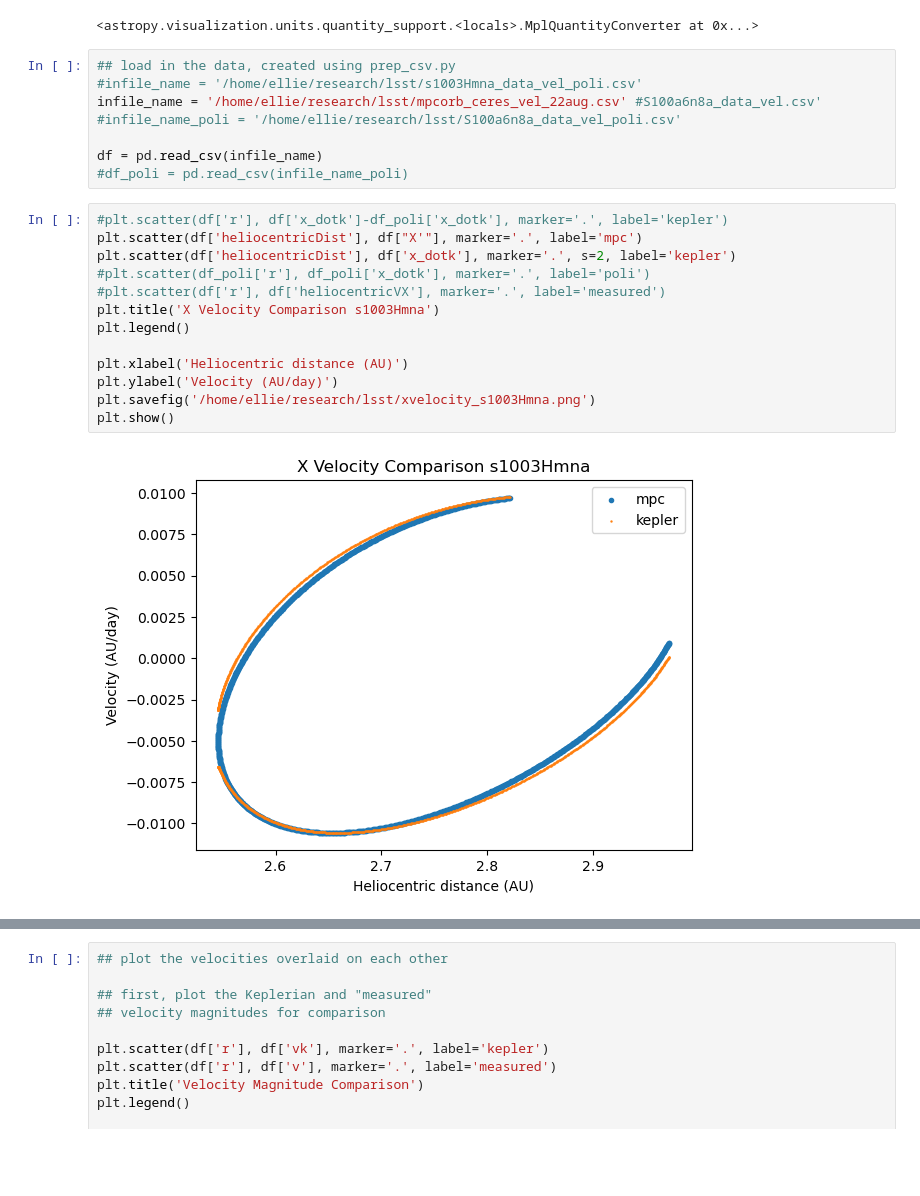
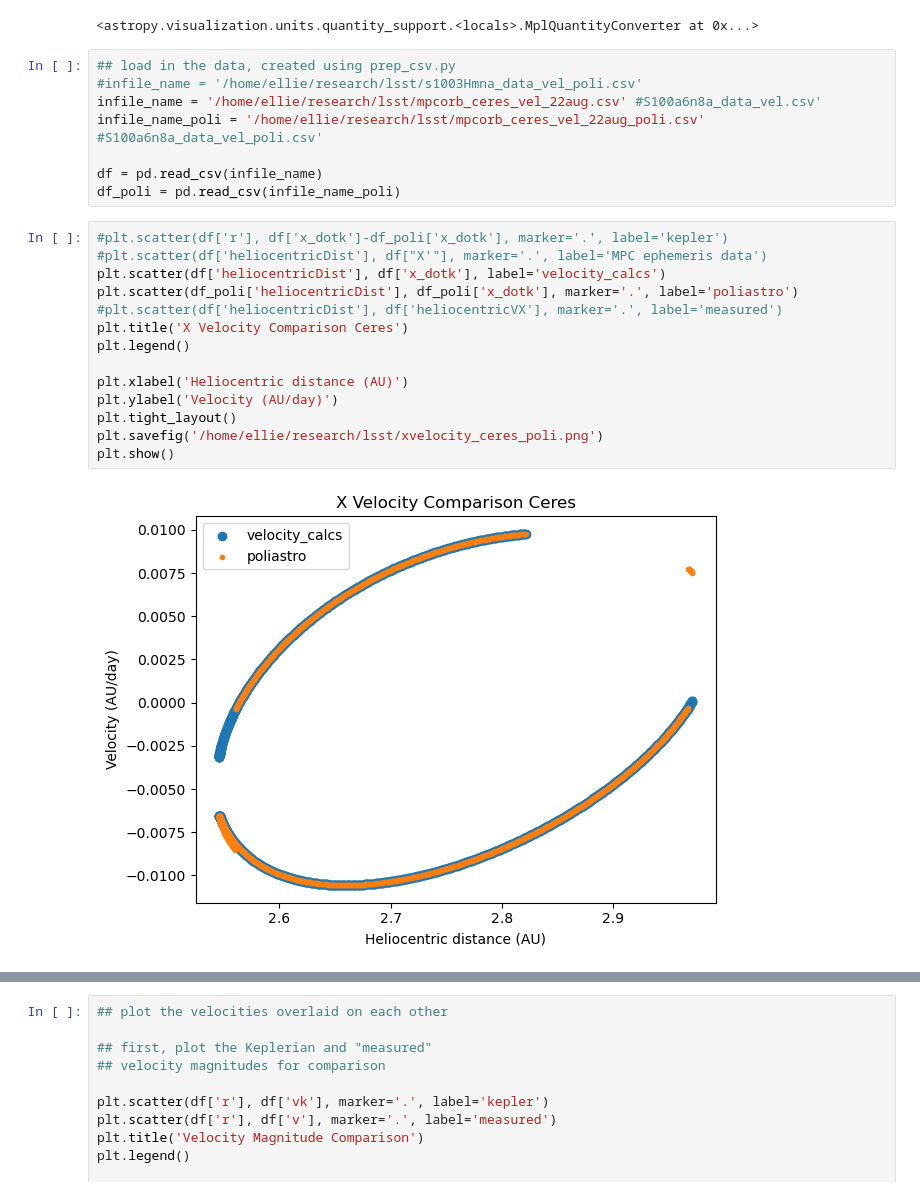
Before and after one commit to ewhite42/lsst_seti, a Jupyter notebook: sycorax_search/verify_velocity.ipynb, the cells around one changed output, grey strips where cells are left out. Cells and saved outputs as stored; diff of their text form; blank space fills up the shorter version.

```diff
--- a/sycorax_search/verify_velocity.ipynb
+++ b/sycorax_search/verify_velocity.ipynb
@@ -11,23 +11,24 @@ quantity_support()
 ## load in the data, created using prep_csv.py
 #infile_name = '/home/ellie/research/lsst/s1003Hmna_data_vel_poli.csv'
 infile_name = '/home/ellie/research/lsst/mpcorb_ceres_vel_22aug.csv' #S100a6n8a_data_vel.csv'
-#infile_name_poli = '/home/ellie/research/lsst/S100a6n8a_data_vel_poli.csv'
+infile_name_poli = '/home/ellie/research/lsst/mpcorb_ceres_vel_22aug_poli.csv' #S100a6n8a_data_vel_poli.csv'
 
 df = pd.read_csv(infile_name)
-#df_poli = pd.read_csv(infile_name_poli)
+df_poli = pd.read_csv(infile_name_poli)
 # %%
 #plt.scatter(df['r'], df['x_dotk']-df_poli['x_dotk'], marker='.', label='kepler')
-plt.scatter(df['heliocentricDist'], df["X'"], marker='.', label='mpc')
-plt.scatter(df['heliocentricDist'], df['x_dotk'], marker='.', s=2, label='kepler')
-#plt.scatter(df_poli['r'], df_poli['x_dotk'], marker='.', label='poli')
-#plt.scatter(df['r'], df['heliocentricVX'], marker='.', label='measured')
-plt.title('X Velocity Comparison s1003Hmna')
+#plt.scatter(df['heliocentricDist'], df["X'"], marker='.', label='MPC ephemeris data')
+plt.scatter(df['heliocentricDist'], df['x_dotk'], label='velocity_calcs')
+plt.scatter(df_poli['heliocentricDist'], df_poli['x_dotk'], marker='.', label='poliastro')
+#plt.scatter(df['heliocentricDist'], df['heliocentricVX'], marker='.', label='measured')
+plt.title('X Velocity Comparison Ceres')
 plt.legend()
 
 plt.xlabel('Heliocentric distance (AU)')
 plt.ylabel('Velocity (AU/day)')
-plt.savefig('/home/ellie/research/lsst/xvelocity_s1003Hmna.png')
+plt.tight_layout()
+plt.savefig('/home/ellie/research/lsst/xvelocity_ceres_poli.png')
 plt.show()
 # %% [output]
-[figure, old version]
+[figure, new version]
 # %%
```
Also changed, not shown: parts of 2 cells of this notebook, 9 other files.
